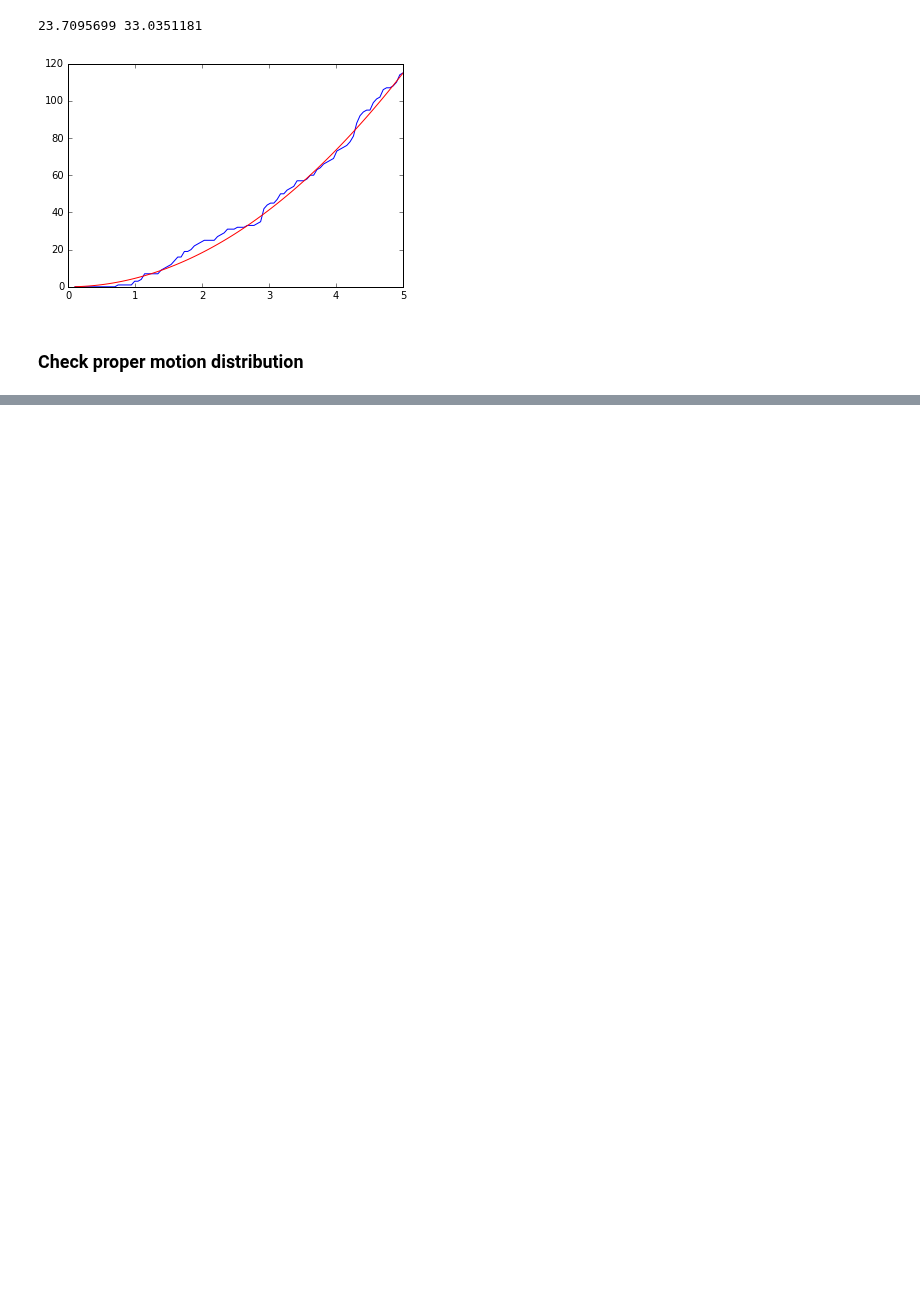
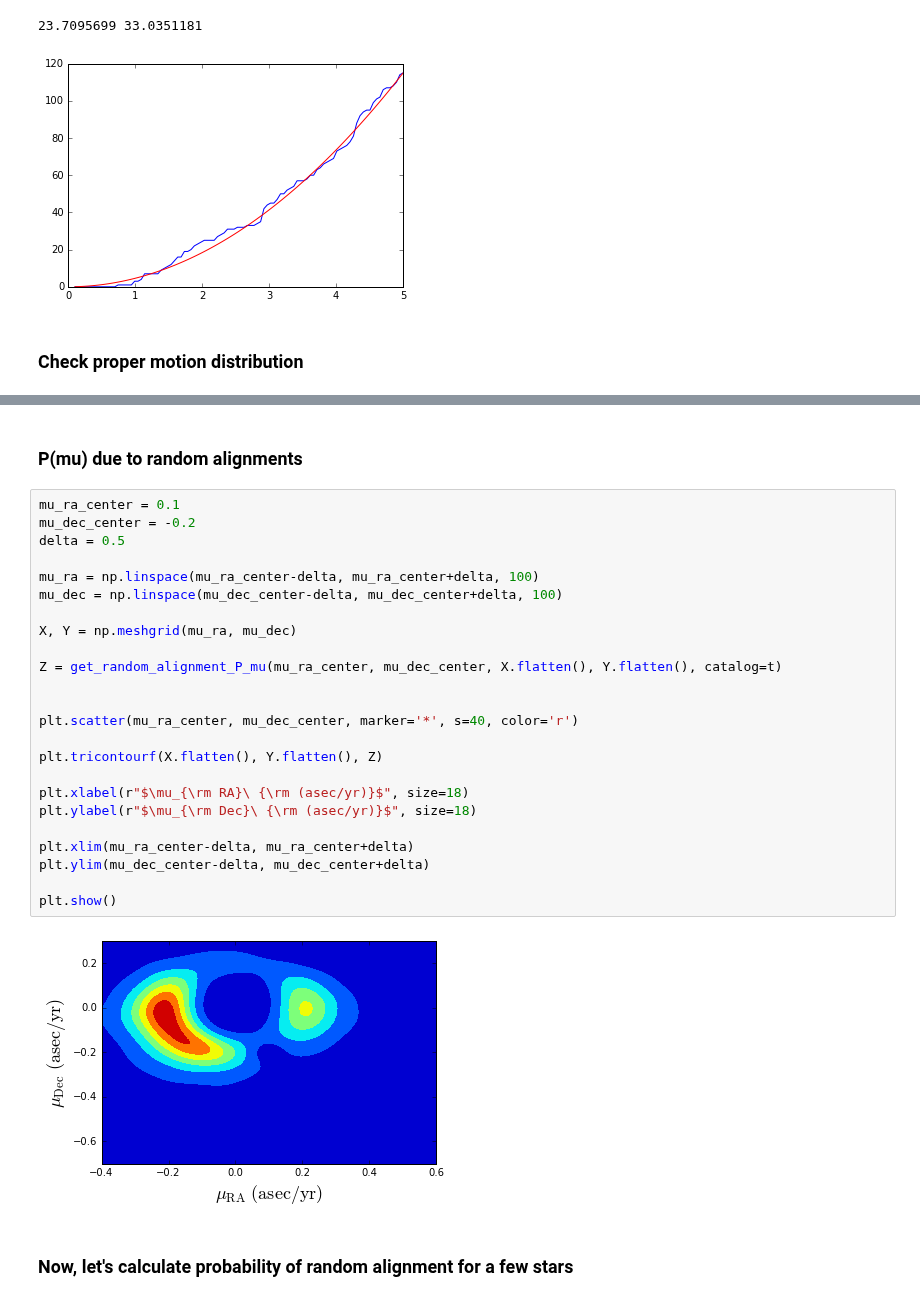
Before and after one commit to astroJeff/gaia_binaries, a Jupyter notebook: notebooks/NLTT.ipynb, the cells around one changed output, grey strips where cells are left out. Drawn from its saved outputs; the diff is of its cells as text; blank space fills up the shorter version.

```diff
--- a/notebooks/NLTT.ipynb
+++ b/notebooks/NLTT.ipynb
@@ -249,0 +418,30 @@ plt.show()
+# %% [markdown]
+### P(mu) due to random alignments
+# %%
+mu_ra_center = 0.1
+mu_dec_center = -0.2
+delta = 0.5
+
+mu_ra = np.linspace(mu_ra_center-delta, mu_ra_center+delta, 100)
+mu_dec = np.linspace(mu_dec_center-delta, mu_dec_center+delta, 100)
+
+X, Y = np.meshgrid(mu_ra, mu_dec)
+
+Z = get_random_alignment_P_mu(mu_ra_center, mu_dec_center, X.flatten(), Y.flatten(), catalog=t)
+
+
+plt.scatter(mu_ra_center, mu_dec_center, marker='*', s=40, color='r')
+
+plt.tricontourf(X.flatten(), Y.flatten(), Z)
+
+plt.xlabel(r"$\mu_{\rm RA}\ {\rm (asec/yr)}$", size=18)
+plt.ylabel(r"$\mu_{\rm Dec}\ {\rm (asec/yr)}$", size=18)
+
+plt.xlim(mu_ra_center-delta, mu_ra_center+delta)
+plt.ylim(mu_dec_center-delta, mu_dec_center+delta)
+
+plt.show()
+# %% [output]
+[figure, added]
+# %% [markdown]
+### Now, let's calculate probability of random alignment for a few stars
```
Also changed, not shown: parts of 12 cells of this notebook, 1 other file.
